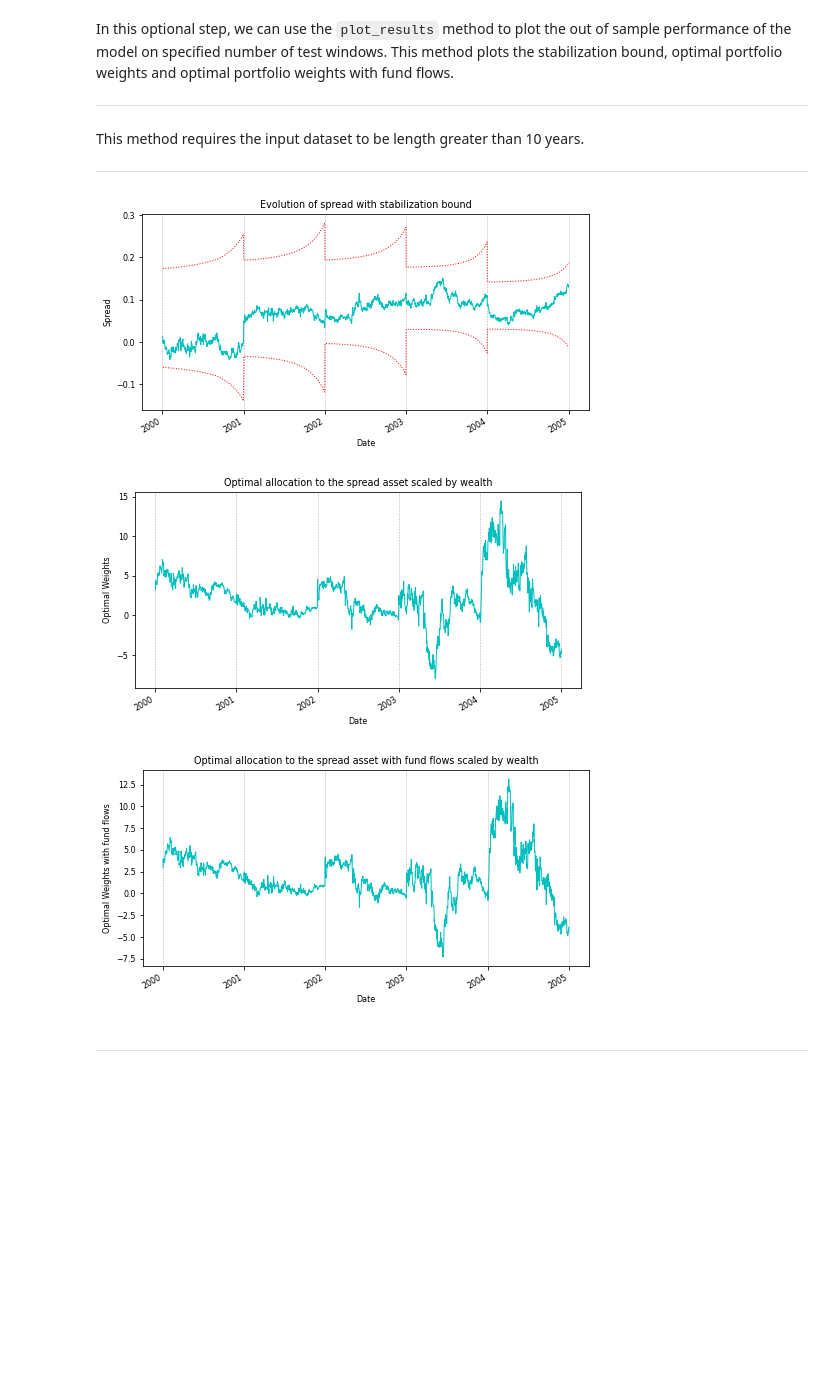
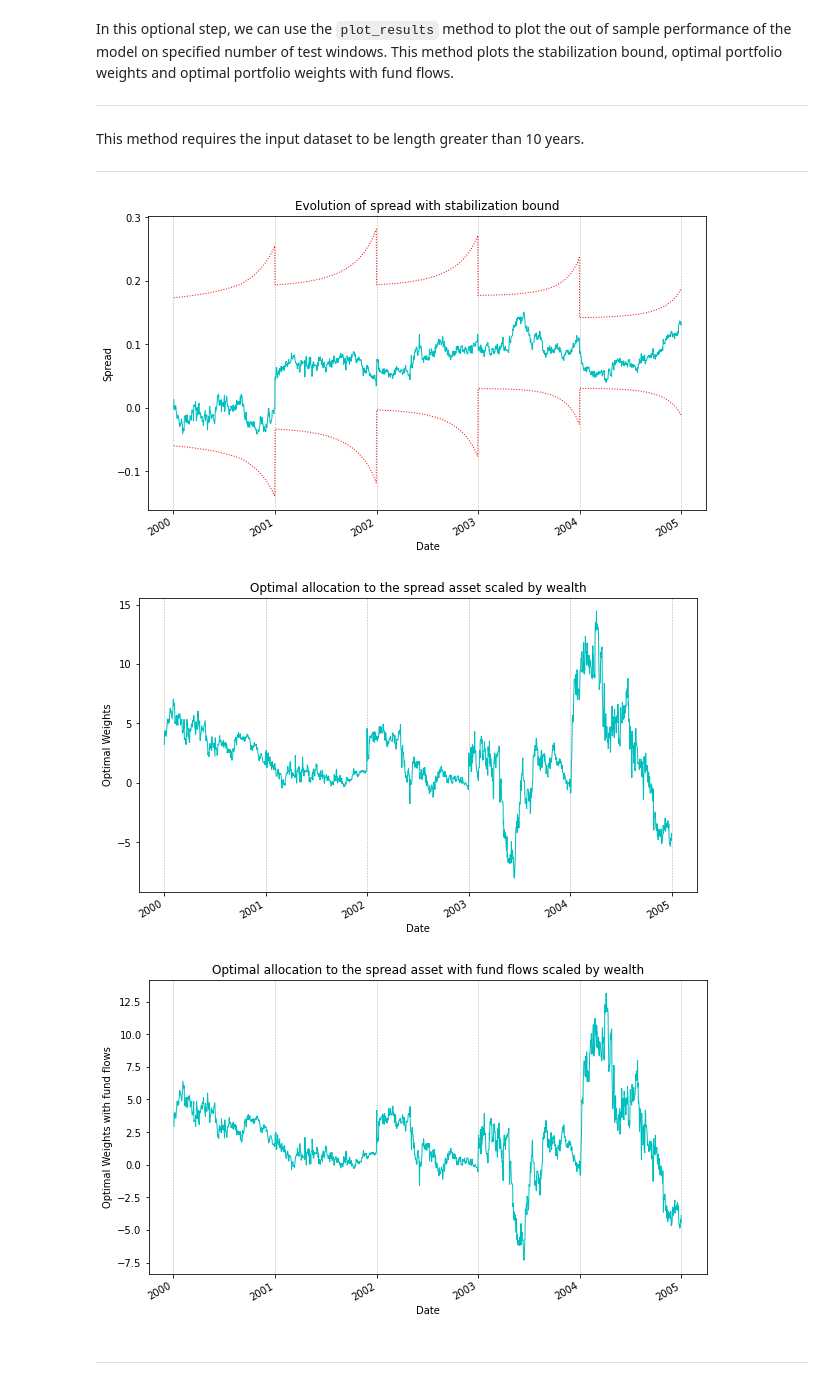
Before and after one commit to hudson-and-thames/arbitrage_research, a Jupyter notebook: Stochastic Control Approach/OU_Model_Jurek.ipynb, the cells around one changed output. Saved outputs shown, nothing was run; the diff lists cells and outputs as text; code cells hidden in the pictures; blank space fills up the shorter version.

```diff
--- a/Stochastic Control Approach/OU_Model_Jurek.ipynb
+++ b/Stochastic Control Approach/OU_Model_Jurek.ipynb
@@ -326,15 +358,17 @@ This method requires the input dataset to be length greater than 10 years.
 
 ---
 # %%
+# Loading the Shell-Royal Dutch Petroleum close prices dataset from 1990 to 2005.
 data = pd.read_csv('shell-rdp-close_USD.csv', index_col='Date').ffill()
 data.index = pd.to_datetime(data.index, format="%d/%m/%Y")
 
+# Creating an object of class and calling the plotting method on the dataset.
 sc = OUModelJurek()
-sc.plot_results(data, num_test_windows = 5)
+sc.plot_results(data, num_test_windows = 5, figsize=(10, 6), fontsize=10)
 # %% [output]
-[figure, old version]
+[figure, new version]
-[figure, old version]
+[figure, new version]
-[figure, old version]
+[figure, new version]
 # %% [markdown]
 ---
 # %% [markdown]
```
Also changed, not shown: parts of 9 cells of this notebook, 1 other file.
